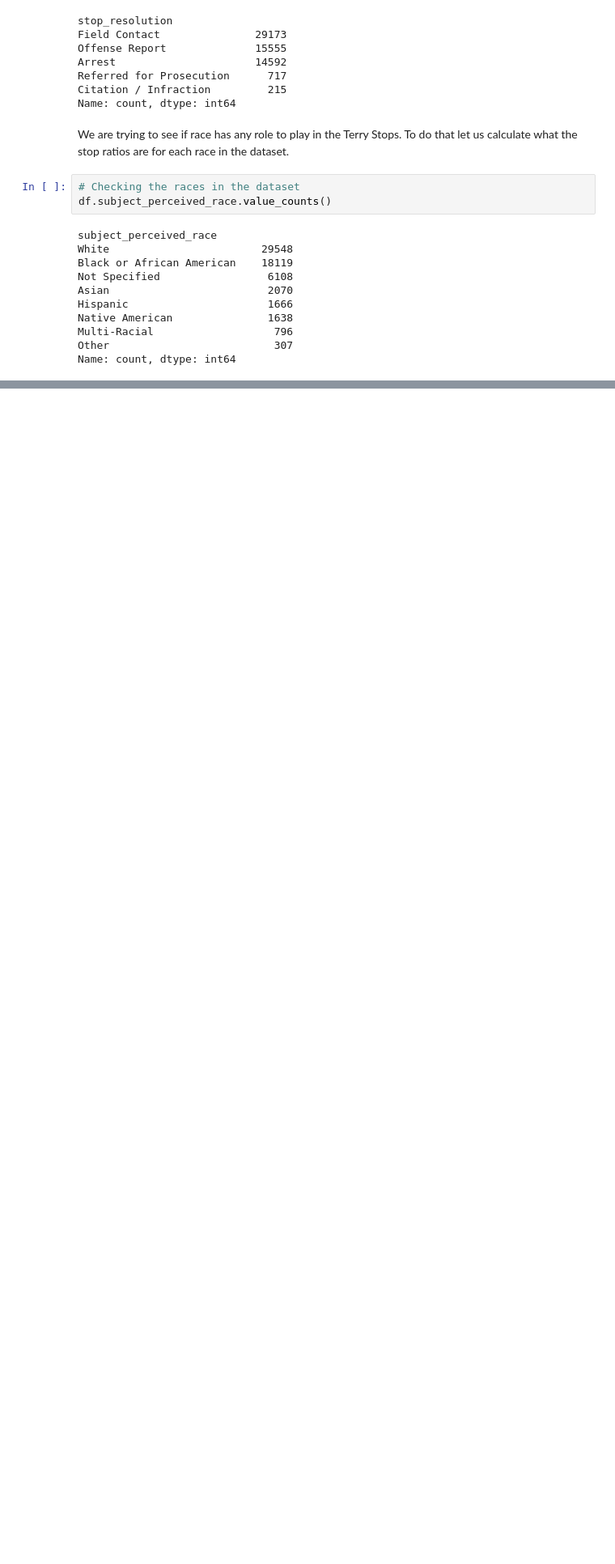
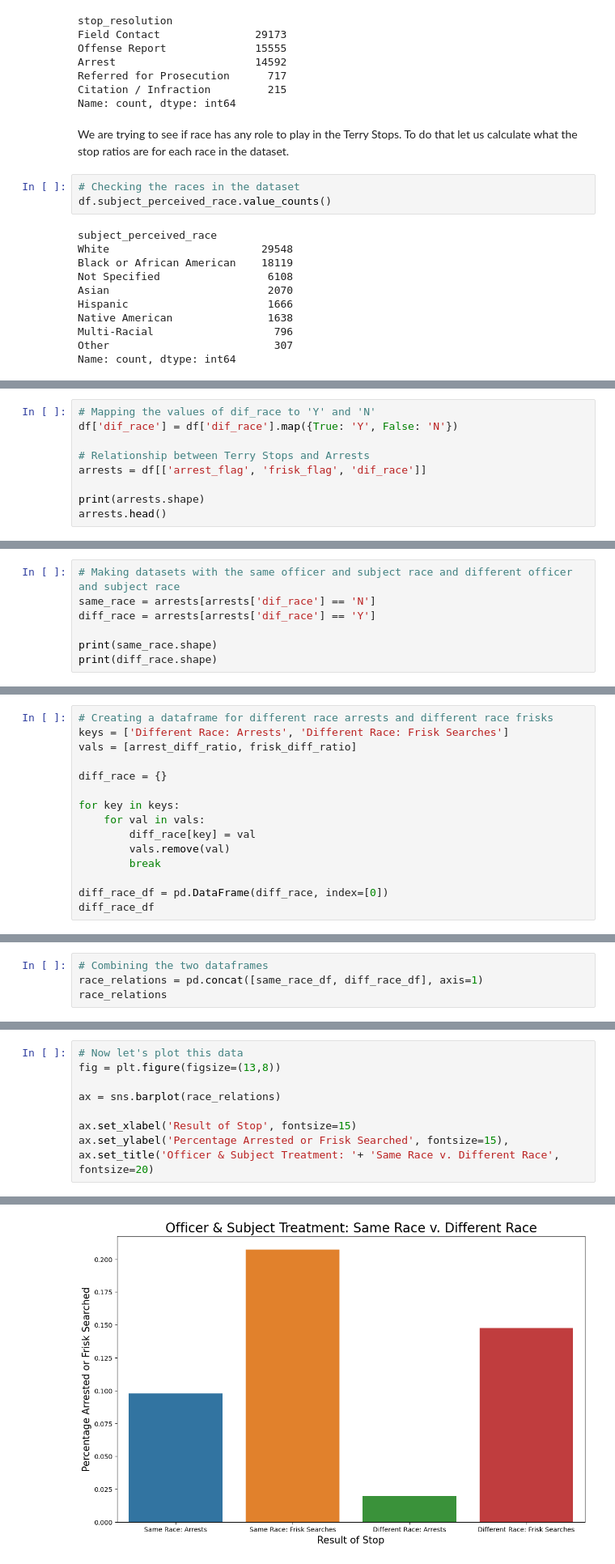
Before and after one commit to ShamlaA/Terry-Traffic-Stops-Prediction-for-Racial-Bias, a Jupyter notebook: Terry_stops_EDA.ipynb, the cells around one changed output, grey strips where cells are left out. Shown at 81% size. Drawn from its saved outputs; the diff is of its cells as text; blank space fills up the shorter version.

```diff
--- a/Terry_stops_EDA.ipynb
+++ b/Terry_stops_EDA.ipynb
@@ -132,0 +178,9 @@ stops
+# %%
+# Mapping the values of dif_race to 'Y' and 'N'
+df['dif_race'] = df['dif_race'].map({True: 'Y', False: 'N'})
+
+# Relationship between Terry Stops and Arrests
+arrests = df[['arrest_flag', 'frisk_flag', 'dif_race']]
+
+print(arrests.shape)
+arrests.head()
@@ -132,0 +197,7 @@ stops
+# %%
+# Making datasets with the same officer and subject race and different officer and subject race
+same_race = arrests[arrests['dif_race'] == 'N']
+diff_race = arrests[arrests['dif_race'] == 'Y']
+
+print(same_race.shape)
+print(diff_race.shape)
@@ -132,0 +258,15 @@ stops
+# %%
+# Creating a dataframe for different race arrests and different race frisks
+keys = ['Different Race: Arrests', 'Different Race: Frisk Searches']
+vals = [arrest_diff_ratio, frisk_diff_ratio]
+
+diff_race = {}
+
+for key in keys:
+    for val in vals:
+        diff_race[key] = val
+        vals.remove(val)
+        break
+
+diff_race_df = pd.DataFrame(diff_race, index=[0])
+diff_race_df
@@ -132,0 +276,4 @@ stops
+# %%
+# Combining the two dataframes
+race_relations = pd.concat([same_race_df, diff_race_df], axis=1)
+race_relations
@@ -132,0 +283,10 @@ stops
+# %%
+# Now let's plot this data
+fig = plt.figure(figsize=(13,8))
+
+ax = sns.barplot(race_relations)
+
+ax.set_xlabel('Result of Stop', fontsize=15)
+ax.set_ylabel('Percentage Arrested or Frisk Searched', fontsize=15),
+ax.set_title('Officer & Subject Treatment: '+ 'Same Race v. Different Race', fontsize=20)
+# %% [output]
@@ -132,0 +294 @@ stops
+[figure, added]
```
Also changed, not shown: parts of 25 cells of this notebook.
